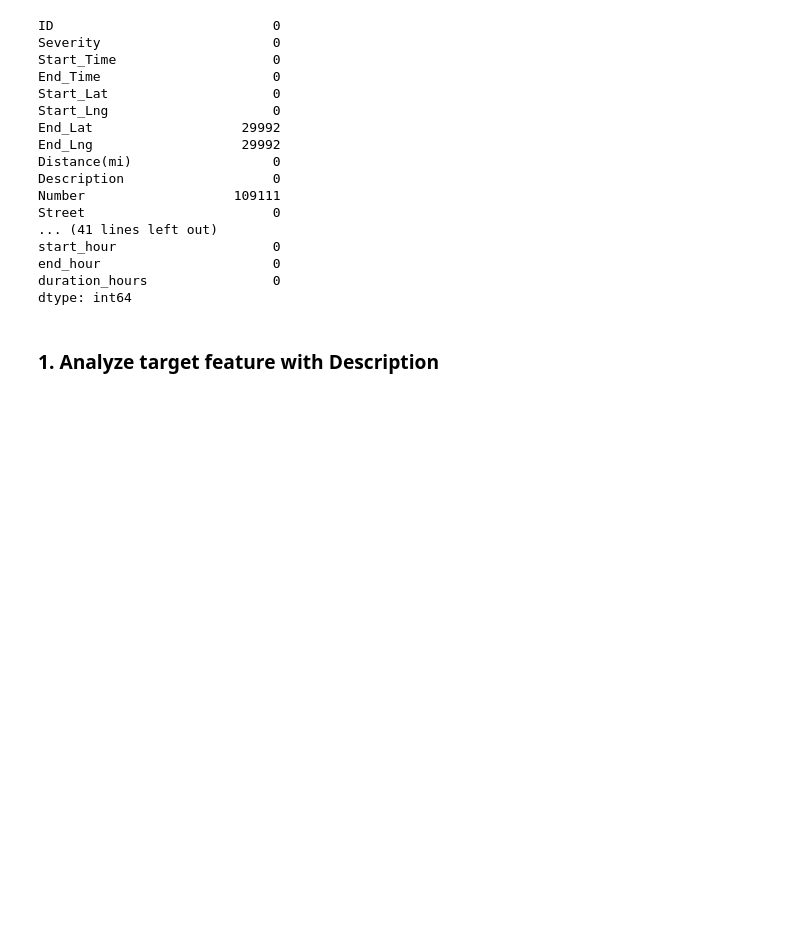
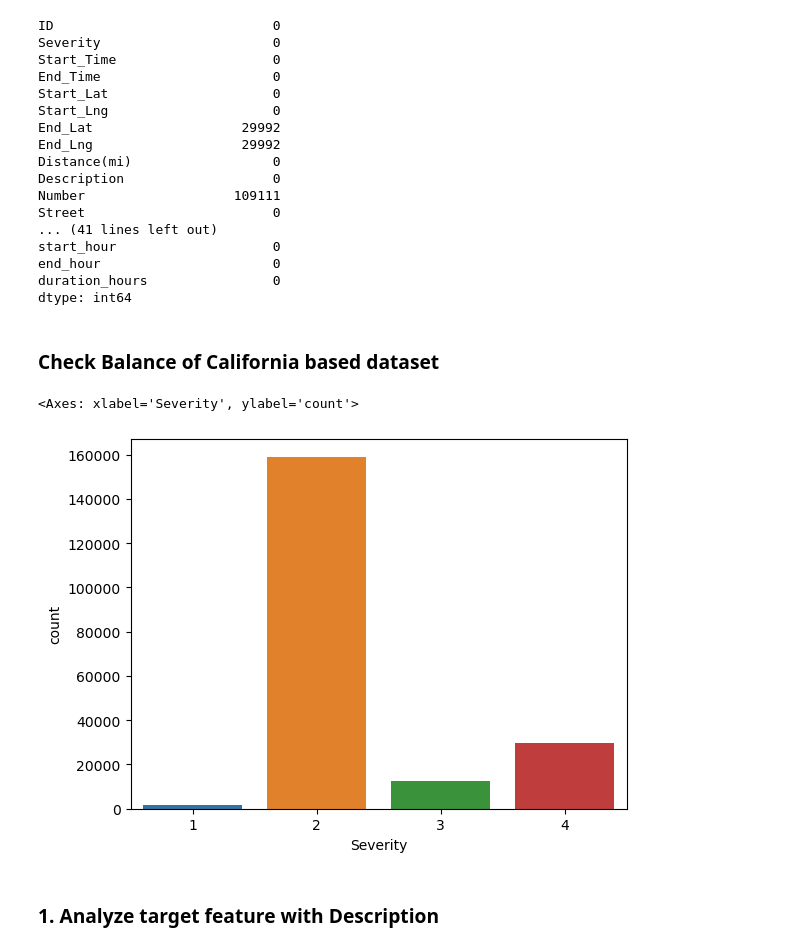
Before and after one commit to RBelgundi-6475/Term_Project_CS5644, a Jupyter notebook: Term_Project.ipynb, the cells around one changed output. Drawn from its saved outputs; the diff is of its cells as text; code cells hidden in the pictures; blank space fills up the shorter version.

```diff
--- a/Term_Project.ipynb
+++ b/Term_Project.ipynb
@@ -390,6 +390,13 @@ start_hour                    0
 end_hour                      0
 duration_hours                0
 dtype: int64
+# %% [markdown]
+### Check Balance of California based dataset
+# %%
+sns.countplot(x = df_construction_ca_recent['Severity'])
+# %% [output]
+<Axes: xlabel='Severity', ylabel='count'>
+[figure, added]
 # %% [markdown]
 ### 1. Analyze target feature with Description
 # %%
```
Also changed, not shown: parts of 36 cells of this notebook.
